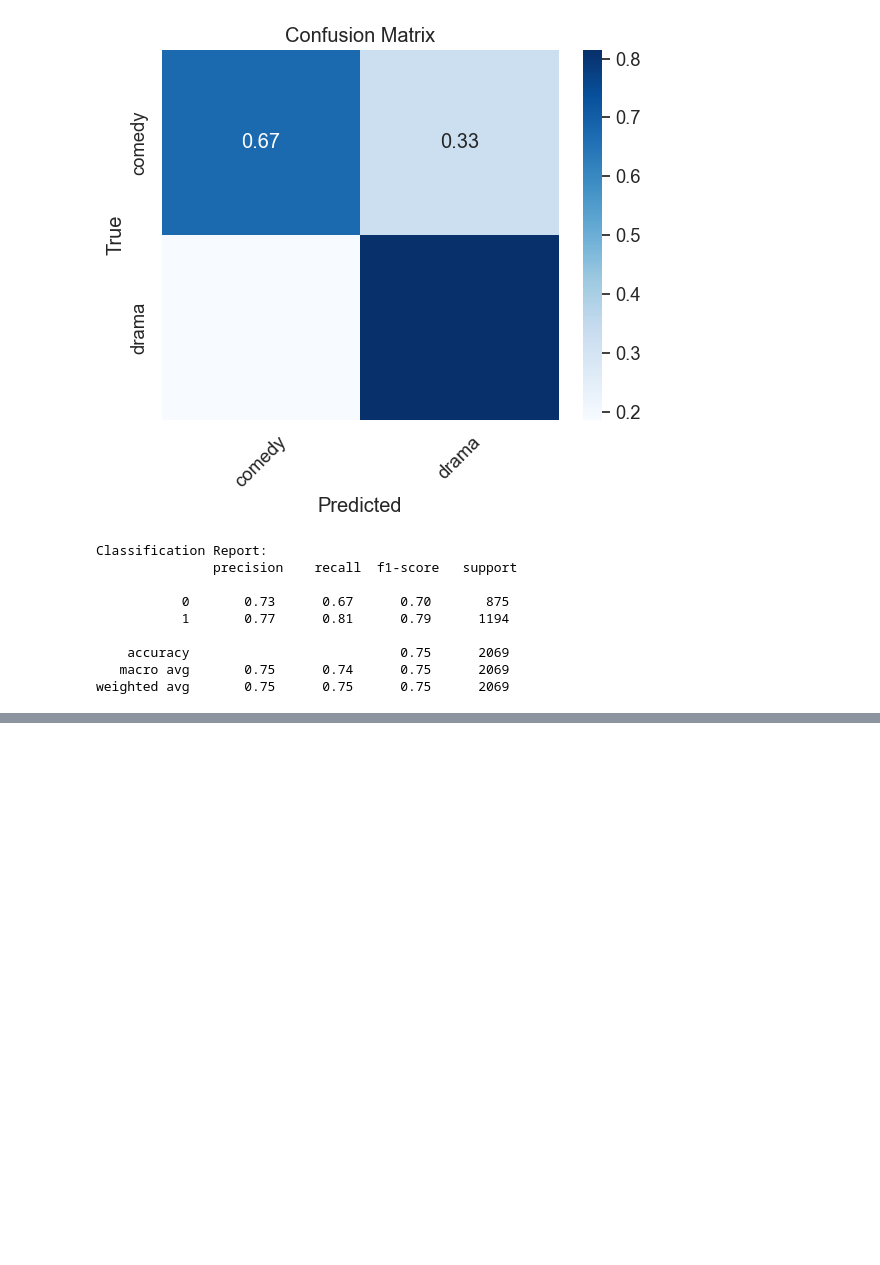
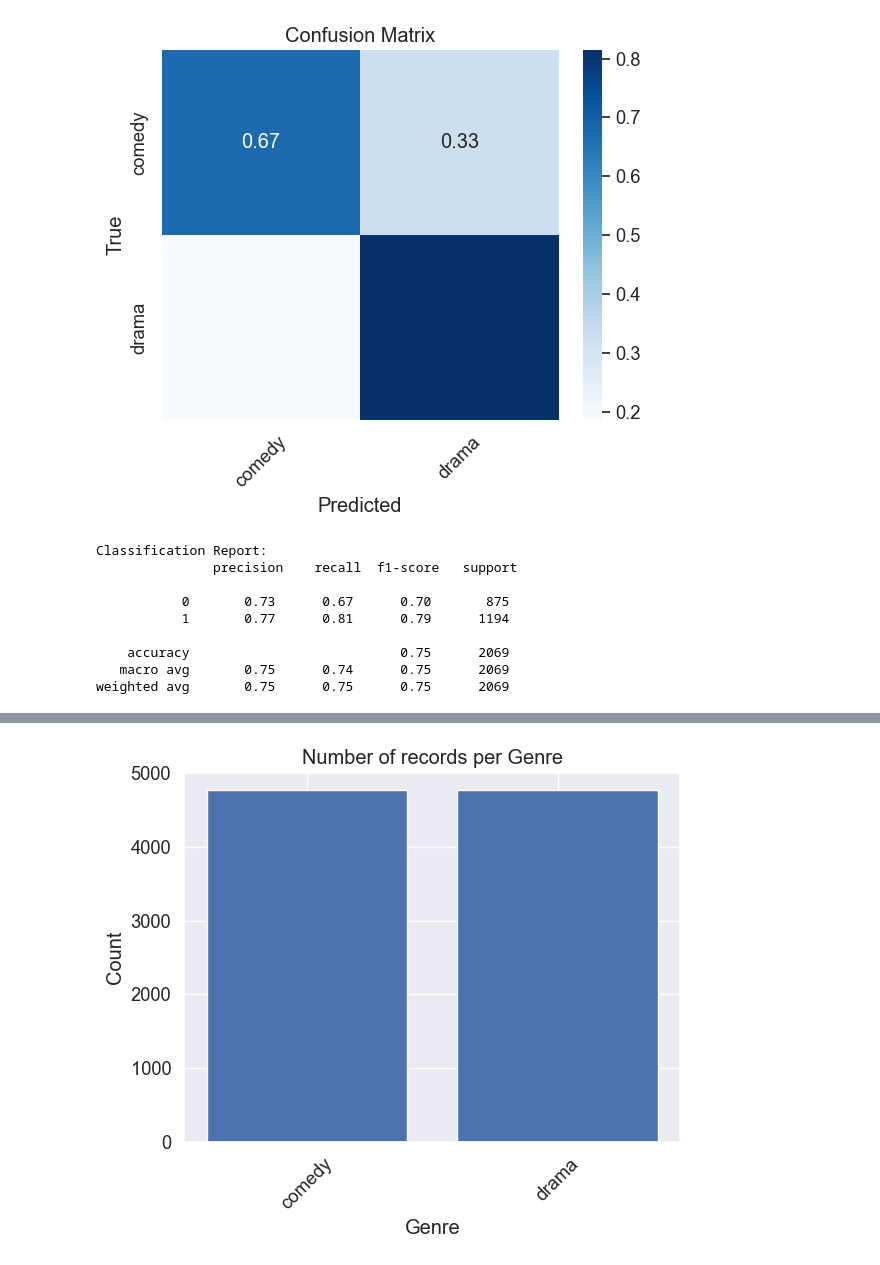
Before and after one commit to giorgossideris/movie_plots_nlp, a Jupyter notebook: genre_classification.ipynb, the cells around one changed output, grey strips where cells are left out. Saved outputs shown, nothing was run; the diff lists cells and outputs as text; code cells hidden in the pictures; blank space fills up the shorter version.

Commit message:
Handle imbalance using Random Oversampling

```diff
--- a/genre_classification.ipynb
+++ b/genre_classification.ipynb
@@ -584,0 +594,23 @@ weighted avg       0.75      0.75      0.75      2069
+# %%
+ros = RandomOverSampler(random_state=42)
+# resample data
+resampled_cleaned_X_train, resampled_y_train = ros.fit_resample(cleaned_X_train.reshape(-1, 1), y_train)
+resampled_cleaned_X_train = resampled_cleaned_X_train.ravel()
+
+#====== plot number of instances of each class =======
+# get the counts for each label
+unique_labels, label_counts = np.unique(resampled_y_train, return_counts=True)
+
+#get the genres that correspond the each of the <code>unique_labels</code>
+label_genres = np.vectorize(lambda x: label_encoding[x])(unique_labels)
+
+fig, ax = plt.subplots()
+ax.bar(label_genres, label_counts)
+ax.set_xlabel('Genre')
+ax.set_ylabel('Count')
+ax.set_title('Number of records per Genre')
+plt.xticks(rotation=45) # rotate the x-axis labels for better visibility
+
+plt.show()
+# %% [output]
+[figure, added]
```
Also changed, not shown: parts of 8 cells of this notebook, 1 other file.
